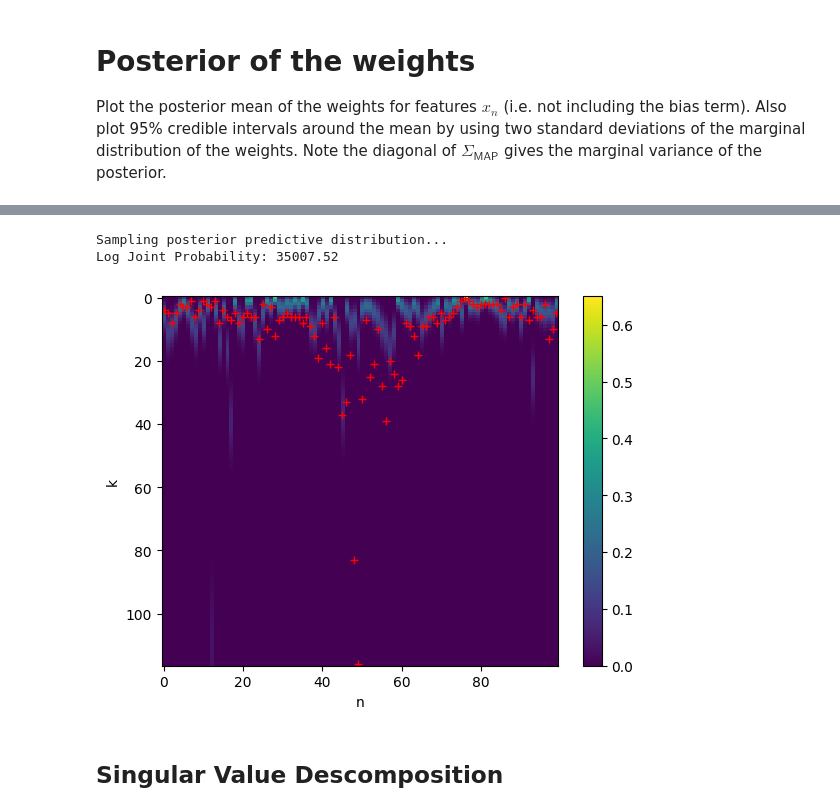
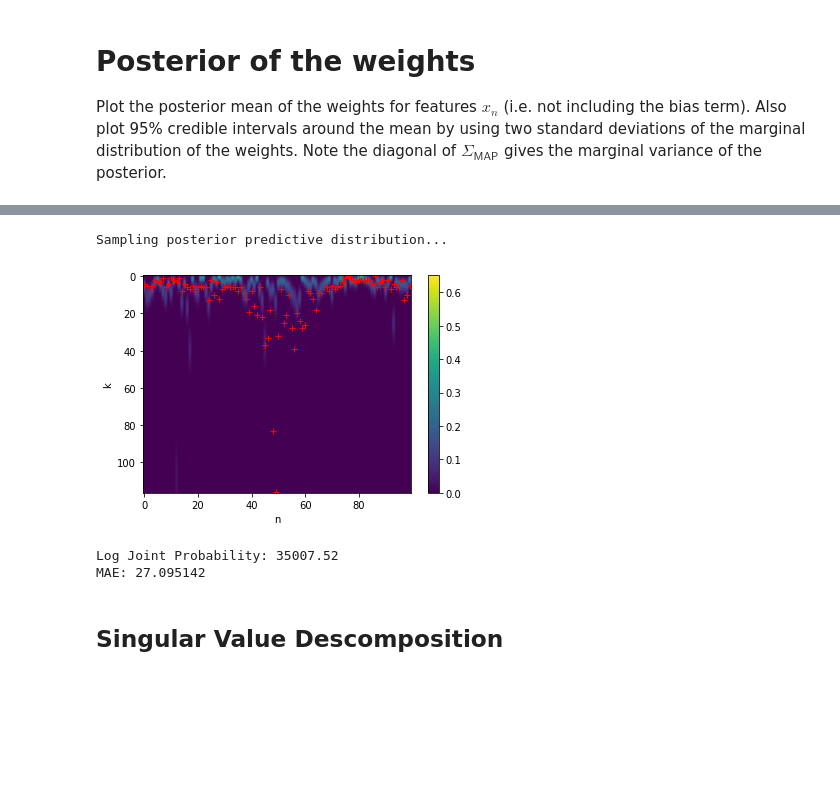
Before and after one commit to jilanglois-su/cobs10-dengai, a Jupyter notebook: notebooks/jjl-poisson-glm.ipynb, the cells around one changed output, grey strips where cells are left out. Saved outputs shown, nothing was run; the diff lists cells and outputs as text; code cells hidden in the pictures; blank space fills up the shorter version.

Commit message:
implement mae for notebook poisson glm

```diff
--- a/notebooks/jjl-poisson-glm.ipynb
+++ b/notebooks/jjl-poisson-glm.ipynb
@@ -132,12 +132,14 @@ Visualize the posterior predictive distribution as an $K \times N_{\mathsf{test}
 
 Overlay the actual spike counts for the test dataset.
 # %%
-log_joint = poisson_glm1.validate_model(x_validate=x_validate, y_validate=y_validate)
+log_joint, mae = poisson_glm1.validate_model(x_validate=x_validate, y_validate=y_validate)
 print("Log Joint Probability: %.2f" % log_joint)
+print("MAE: %.6f" % mae)
 # %% [output]
 Sampling posterior predictive distribution...
-Log Joint Probability: 35007.52
-[figure, old version]
+[figure, new version]
+Log Joint Probability: 35007.52
+MAE: 27.095142
 # %% [markdown]
 ## Singular Value Descomposition
 # %%
```
Also changed, not shown: parts of 9 cells of this notebook.
